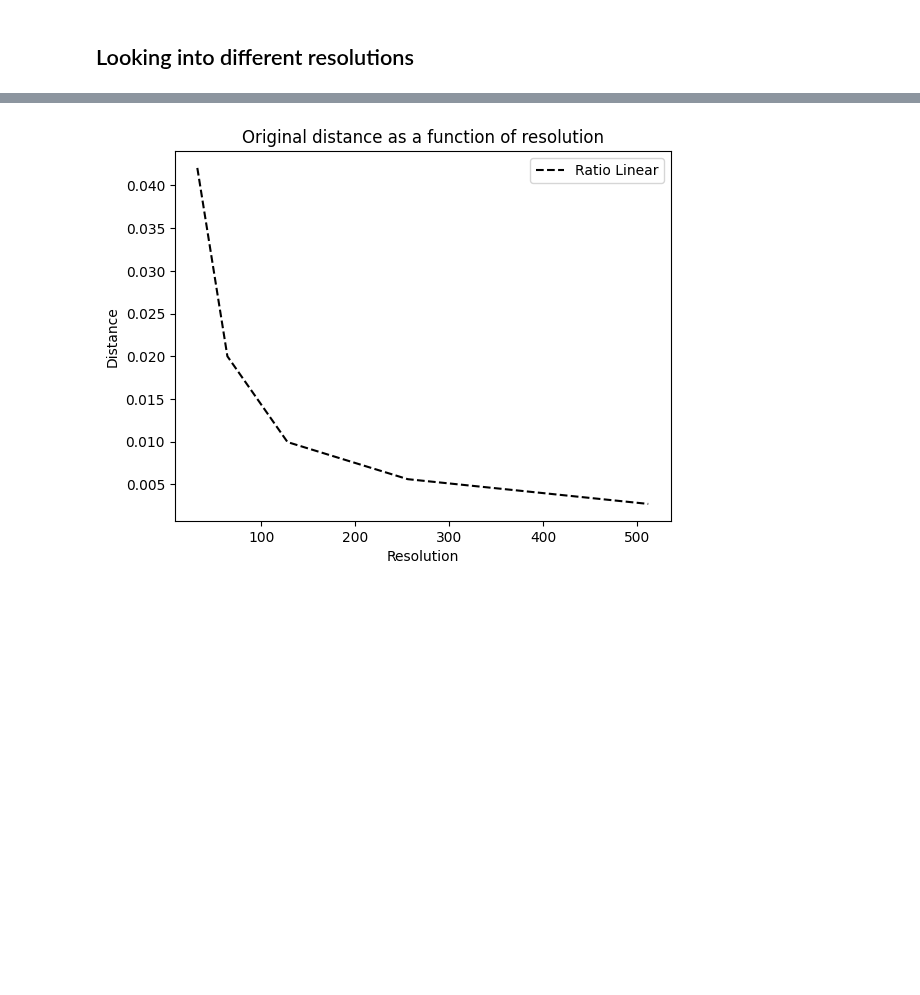
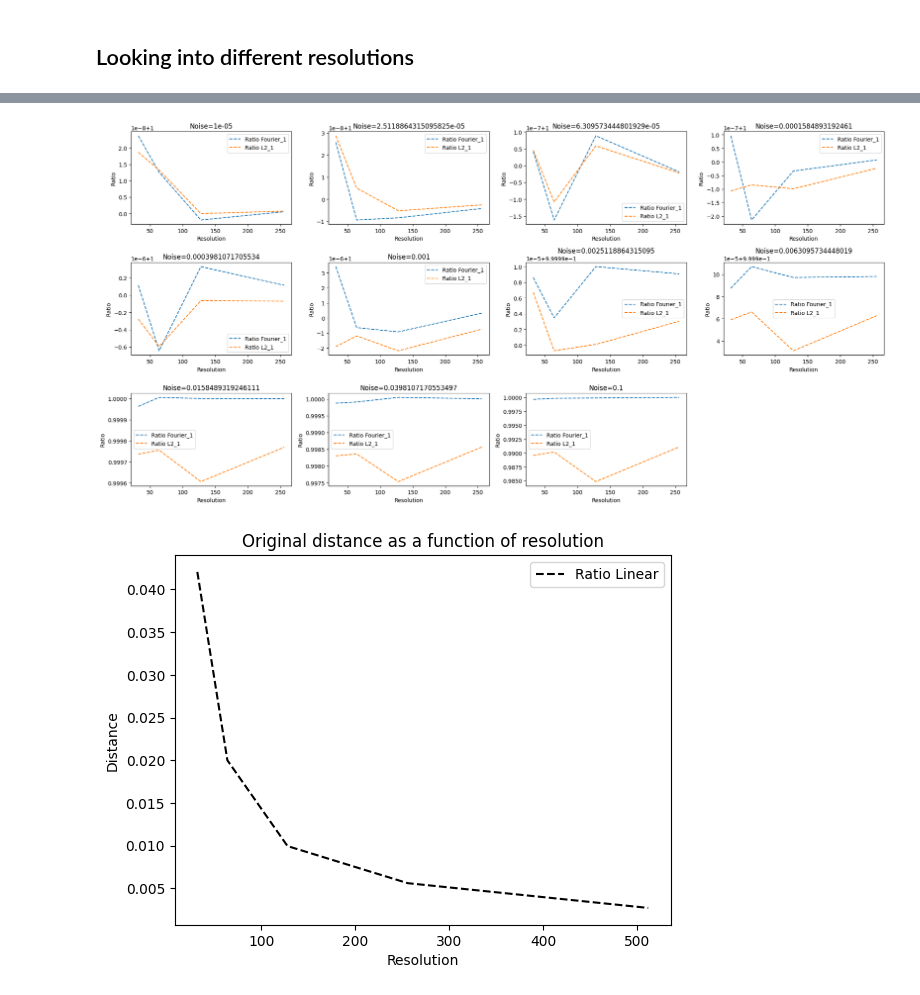
Before and after one commit to warik21/Thesis, a Jupyter notebook: Playground.ipynb, the cells around one changed output, grey strips where cells are left out. Drawn from its saved outputs; the diff is of its cells as text; code cells hidden in the pictures; blank space fills up the shorter version.

```diff
--- a/Playground.ipynb
+++ b/Playground.ipynb
@@ -292,3 +300,29 @@ plt.show()
+# %%
+df1 = pd.read_csv('results2.csv')
+subset1 = df1.drop(['Category','image1_index', 'image2_index'], axis=1)
+noise_values = df1['Noise'].unique()
+df1['Noise'] = df1['Noise']/((df1['Resolution'])**2)
+
+
+fig = plt.figure(figsize=(20, 10))
+# Plot the ratio of the original to the noised distance for each SNR value
+for i, noise_param in enumerate(noise_values):
+    plt.subplot(3, 4, i+1)
+    subset_SNR1 = subset1[subset1['Noise'] == noise_param]
+    df_grouped1 = subset_SNR1.groupby('Resolution').mean().reset_index()
+
+    plt.plot(df_grouped1['Resolution'], df_grouped1['Fourier Ratio'], label='Ratio Fourier_1', linestyle='--')
+    plt.plot(df_grouped1['Resolution'], df_grouped1['L2 Ratio'], label='Ratio L2_1', linestyle='--')
+    plt.title(f'Noise={noise_param}')
+    #plt.xscale('log')
+    plt.xlabel('Resolution')
+    plt.ylabel('Ratio')
+    plt.legend()
+
+plt.tight_layout()
+plt.show()
+# %% [output]
+[figure, added]
 # %%
 #plt.plot(df_grouped['Resolution'], df_grouped['Fourier Original'], label='Ratio Fourier', color='blue')
 plt.plot(df_grouped['Resolution'], df_grouped['L2 Original'], label='Ratio Linear', color='black', linestyle='--')
```
Also changed, not shown: parts of 3 cells of this notebook, 8 other files.
